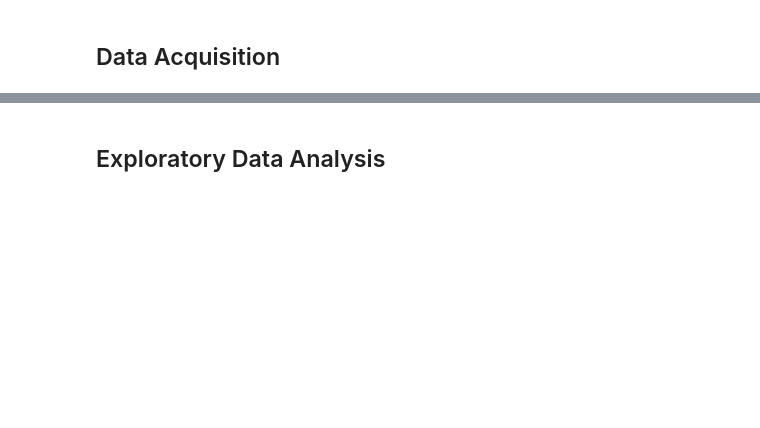
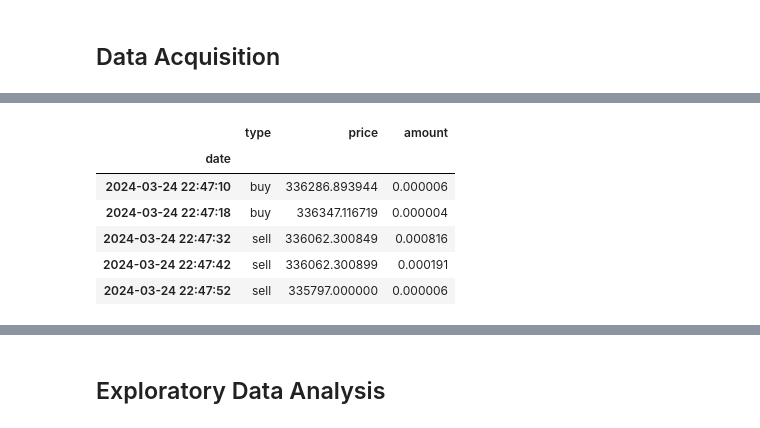
Before and after one commit to kevinsantana/PPCA-UnB-Dissertation, a Jupyter notebook: models/notebooks/anomaly-detection.ipynb, the cells around one changed output, grey strips where cells are left out. Saved outputs shown, nothing was run; the diff lists cells and outputs as text; code cells hidden in the pictures; blank space fills up the shorter version.

```diff
--- a/models/notebooks/anomaly-detection.ipynb
+++ b/models/notebooks/anomaly-detection.ipynb
@@ -26,0 +38,10 @@ btc_trades_df.head(10)
+# %%
+btc_trades_df.tail()
+# %% [output]
+|  | type | price | amount |
+| date |  |  |  |
+| 2024-03-24 22:47:10 | buy | 336286.893944 | 0.000006 |
+| 2024-03-24 22:47:18 | buy | 336347.116719 | 0.000004 |
+| 2024-03-24 22:47:32 | sell | 336062.300849 | 0.000816 |
+| 2024-03-24 22:47:42 | sell | 336062.300899 | 0.000191 |
+| 2024-03-24 22:47:52 | sell | 335797.000000 | 0.000006 |
```
Also changed, not shown: parts of 25 cells of this notebook, 1 other file.
